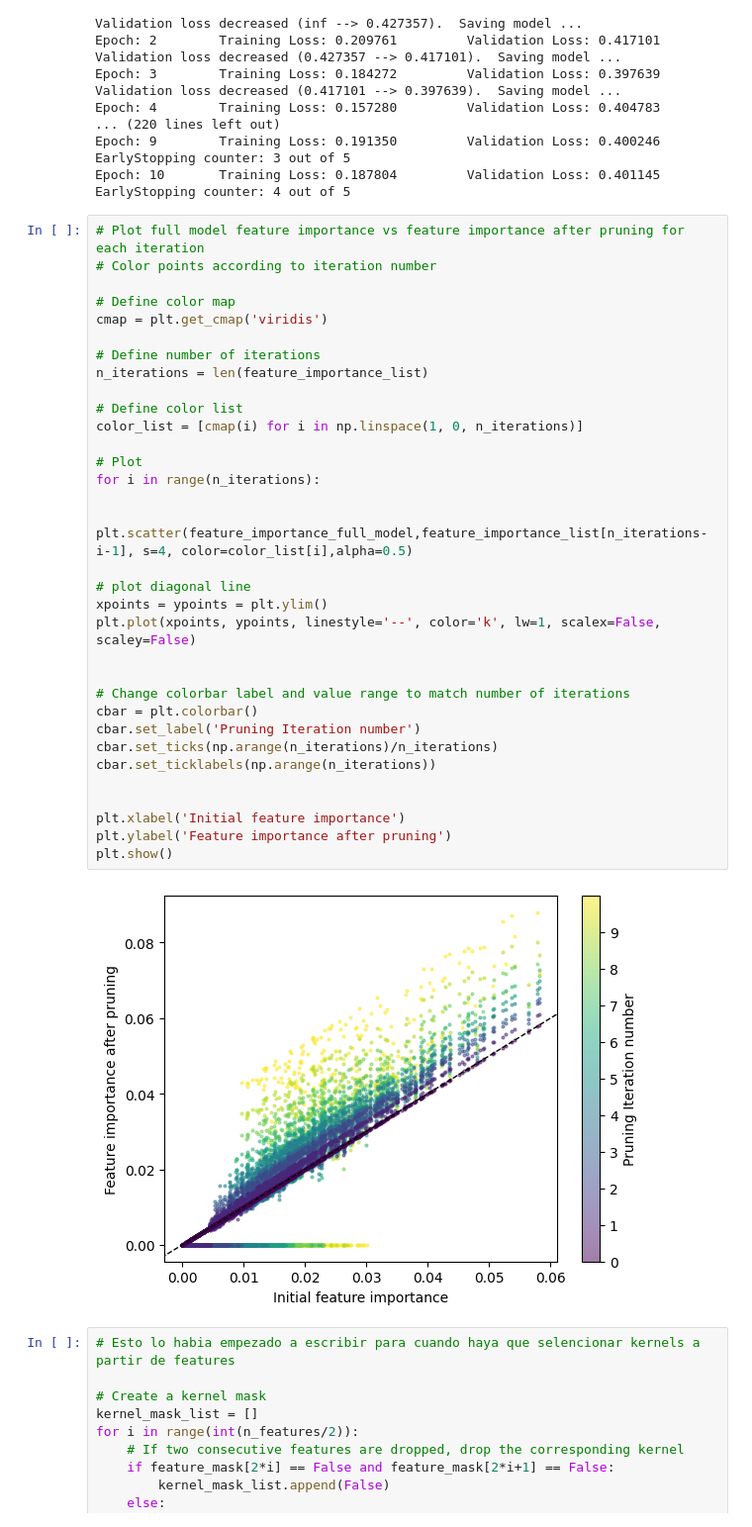
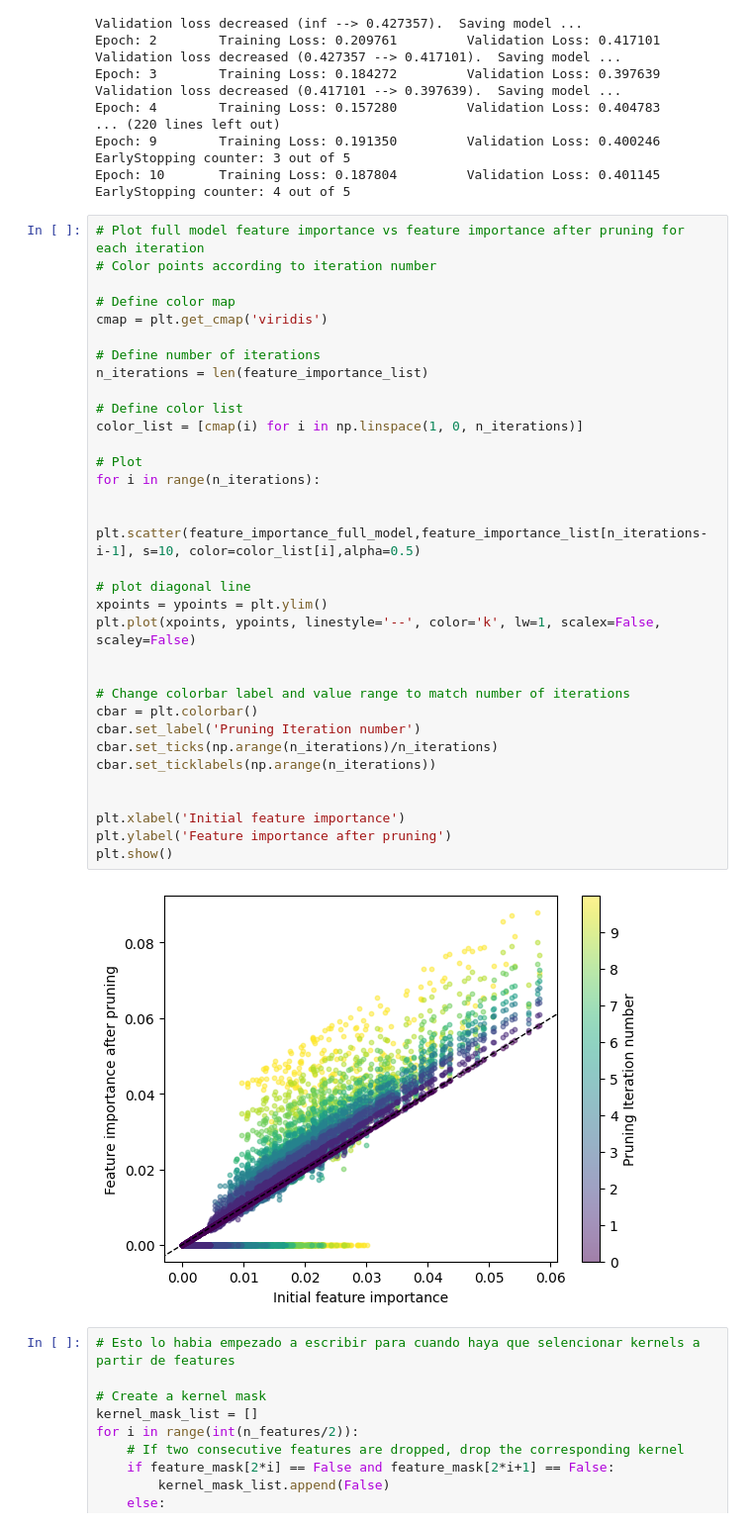
Before and after one commit to gon-uri/detach_rocket, a Jupyter notebook: examples/PytorchRocket_example.ipynb, the cells around one changed output. Shown: that part at 99% size. Drawn from its saved outputs; the diff is of its cells as text.

```diff
--- a/examples/PytorchRocket_example.ipynb
+++ b/examples/PytorchRocket_example.ipynb
@@ -259,35 +259,35 @@ EarlyStopping counter: 4 out of 5
 
 # Define color map
 cmap = plt.get_cmap('viridis')
 
 # Define number of iterations
 n_iterations = len(feature_importance_list)
 
 # Define color list
 color_list = [cmap(i) for i in np.linspace(1, 0, n_iterations)]
 
 # Plot
 for i in range(n_iterations):
 
-    plt.scatter(feature_importance_full_model,feature_importance_list[n_iterations-i-1], s=4, color=color_list[i],alpha=0.5)
+    plt.scatter(feature_importance_full_model,feature_importance_list[n_iterations-i-1], s=10, color=color_list[i],alpha=0.5)
 
 # plot diagonal line
 xpoints = ypoints = plt.ylim()
 plt.plot(xpoints, ypoints, linestyle='--', color='k', lw=1, scalex=False, scaley=False)
 
 
 # Change colorbar label and value range to match number of iterations
 cbar = plt.colorbar()
 cbar.set_label('Pruning Iteration number')
 cbar.set_ticks(np.arange(n_iterations)/n_iterations)
 cbar.set_ticklabels(np.arange(n_iterations))
 
 
 plt.xlabel('Initial feature importance')
 plt.ylabel('Feature importance after pruning')
 plt.show()
 # %% [output]
-[figure, old version]
+[figure, new version]
 # %%
 # Esto lo habia empezado a escribir para cuando haya que selencionar kernels a partir de features
 
```
